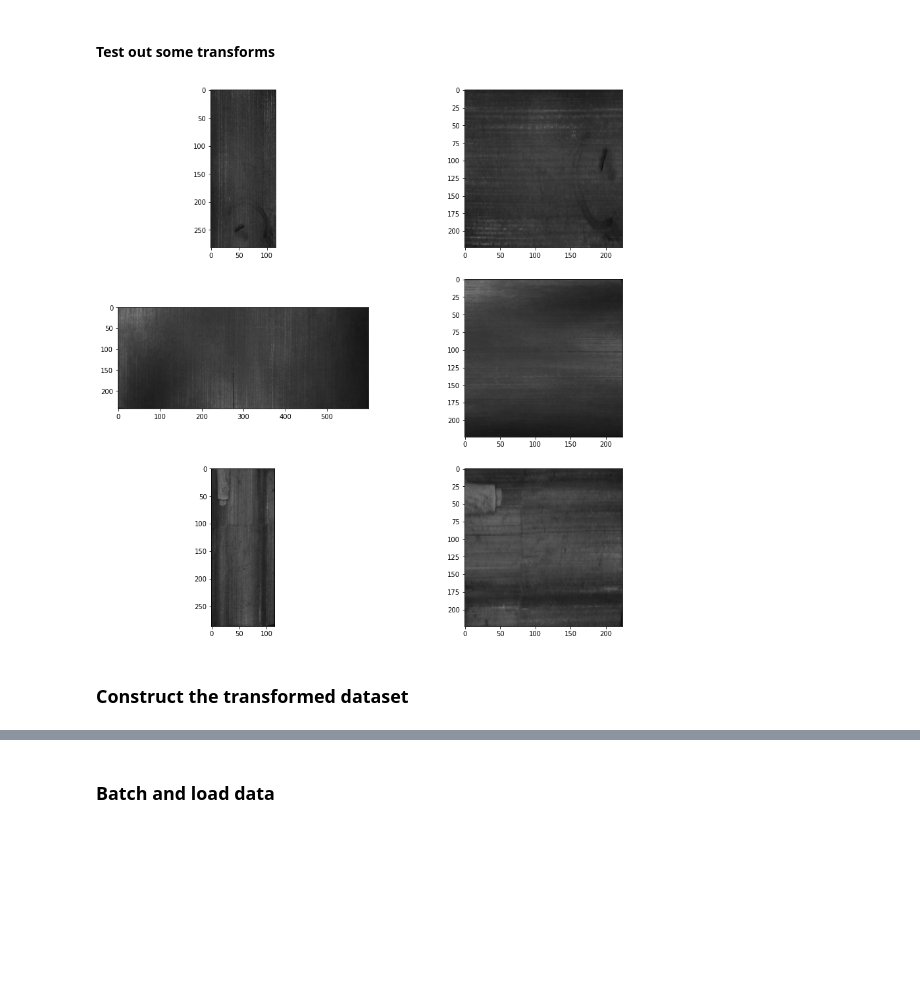
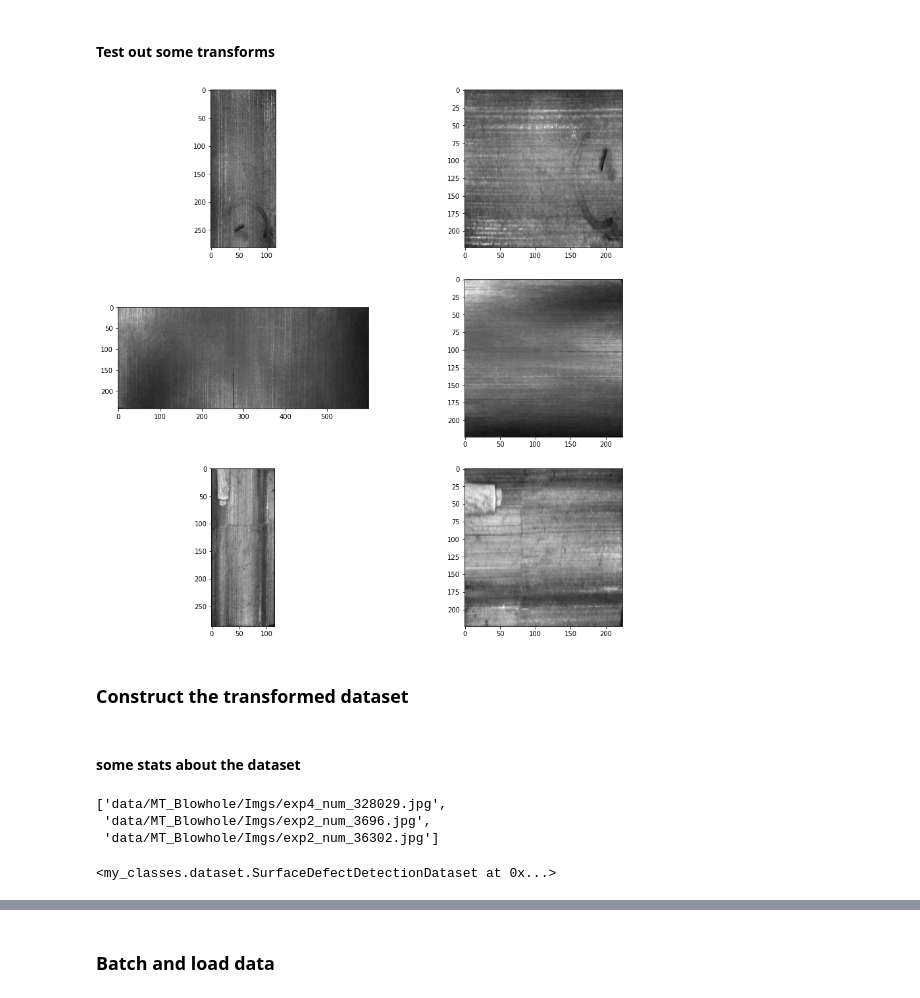
Before and after one commit to MitraDP/Detection-of-Surface-Defects-in-Magnetic-Tile-Images, a Jupyter notebook: notebook.ipynb, the cells around one changed output, grey strips where cells are left out. Drawn from its saved outputs; the diff is of its cells as text; code cells hidden in the pictures; blank space fills up the shorter version.

```diff
--- a/notebook.ipynb
+++ b/notebook.ipynb
@@ -78,8 +62,10 @@ fig =  plt.figure(figsize=(20, 15))
 n=len(images_path)
 for i, im_path in enumerate(images_path):
     ax = fig.add_subplot(n,2,2*i+1)
-    plt.imshow(Image.open(im_path+'.jpg').convert("RGB"))
+    #plt.imshow(Image.open(im_path+'.jpg').convert("RGB"))
+    plt.imshow(Image.open(im_path+'.jpg'), cmap='gray')
     ax = fig.add_subplot(n,2, 2*i+2)
     #plt.imshow(ImageOps.grayscale(Image.open(im_path+'.png')))
-    plt.imshow(Image.open(im_path+'.png').convert("RGB"))
+    #plt.imshow(Image.open(im_path+'.png').convert("RGB"))
+    plt.imshow(Image.open(im_path+'.png'), cmap='gray')
 # %% [output]
@@ -279,21 +113,23 @@ class SurfaceDefectDetectionDataset(Dataset):
 # %%
 images_path=['data/MT_Blowhole/Imgs/exp1_num_4944',
             'data/MT_Crack/Imgs/exp1_num_86828',
             '/home/jovyan/work/data/MT_Break/Imgs/exp1_num_62553']
 
 fig =  plt.figure(figsize=(15, 15))
 n=len(images_path)
 for i, im_path in enumerate(images_path):
-    image = Image.open(images_path[i]+'.jpg').convert("RGB")
-    mask = Image.open(images_path[i]+'.png').convert("RGB")
+    #image = Image.open(images_path[i]+'.jpg').convert("RGB")
+    image = Image.open(images_path[i]+'.jpg')
+    #mask = Image.open(images_path[i]+'.png').convert("RGB")
+    mask = Image.open(images_path[i]+'.png')
     t1 = HorizontalFlip()
-    t2 = Resize()
-    t3 = Rotate()
+    t2 = Resize((224,224))
+    t3 = Rotate(90)
     ax1 = fig.add_subplot(n,2,2*i+1)
-    plt.imshow(t1(image))
+    plt.imshow(t1(image), cmap='gray')  # Added by Ray
     ax2 = fig.add_subplot(n,2, 2*i+2)
-    plt.imshow(t3(t2(image, (224,224)),90))
+    plt.imshow(t3(t2(image)), cmap='gray')
 # %% [output]
-[figure, old version]
+[figure, new version]
 # %% [markdown]
 ### Construct the transformed dataset
@@ -299,0 +141,12 @@ for i, im_path in enumerate(images_path):
+# %% [markdown]
+#### some stats about the dataset
+# %%
+partition['train'][0:3]
+# %% [output]
+['data/MT_Blowhole/Imgs/exp4_num_328029.jpg',
+ 'data/MT_Blowhole/Imgs/exp2_num_3696.jpg',
+ 'data/MT_Blowhole/Imgs/exp2_num_36302.jpg']
+# %%
+surface_defect_dataset['train']
+# %% [output]
+<my_classes.dataset.SurfaceDefectDetectionDataset at 0x...>
```
Also changed, not shown: parts of 25 cells of this notebook, 4 other files.
